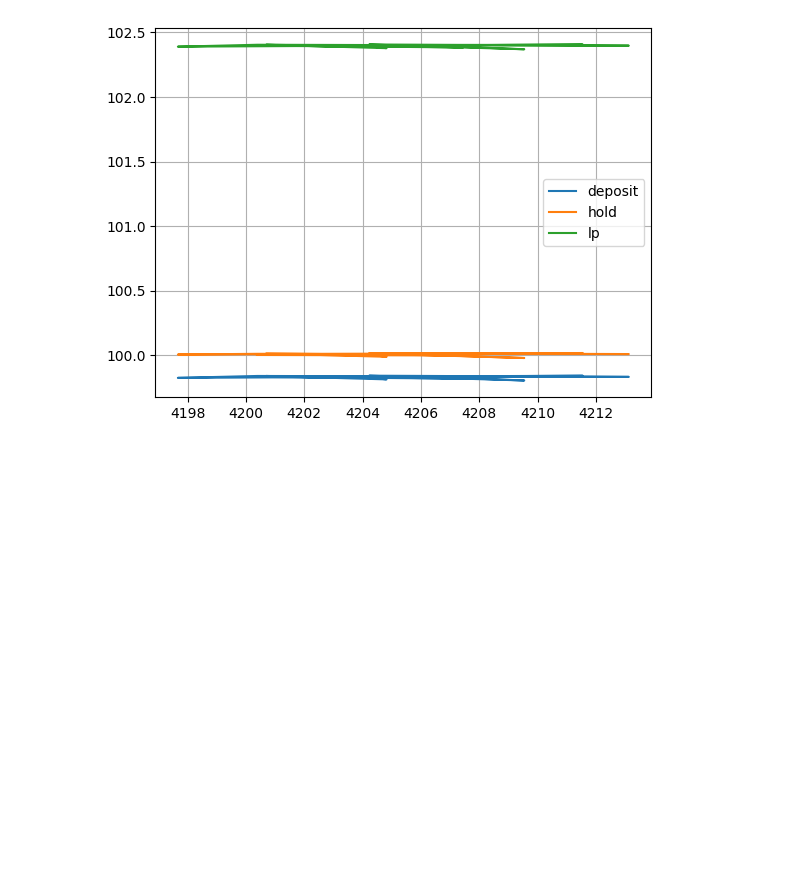
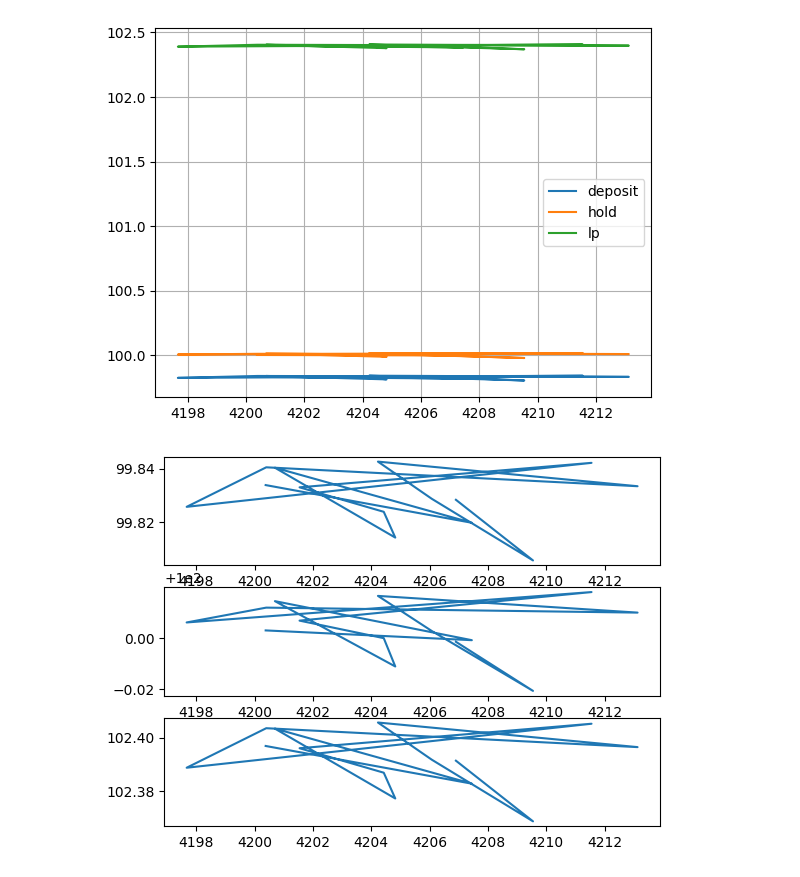
Before and after one commit to bahram3000/test_balancer_app, a Jupyter notebook: polygon_pool_analysis.ipynb, the cells around one changed output. Saved outputs shown, nothing was run; the diff lists cells and outputs as text; code cells hidden in the pictures; blank space fills up the shorter version.

Commit message:
random test representation

```diff
--- a/polygon_pool_analysis.ipynb
+++ b/polygon_pool_analysis.ipynb
@@ -494,3 +494,13 @@ plt.grid()
 plt.show()
 # %% [output]
 [figure]
+# %%
+plt.subplot(3,1,1)
+plt.plot(x_test,all_depo/100)
+plt.subplot(3,1,2)
+plt.plot(x_test,all_hold/100)
+plt.subplot(3,1,3)
+plt.plot(x_test,all_lp/100)
+plt.show()
+# %% [output]
+[figure, added]
```
